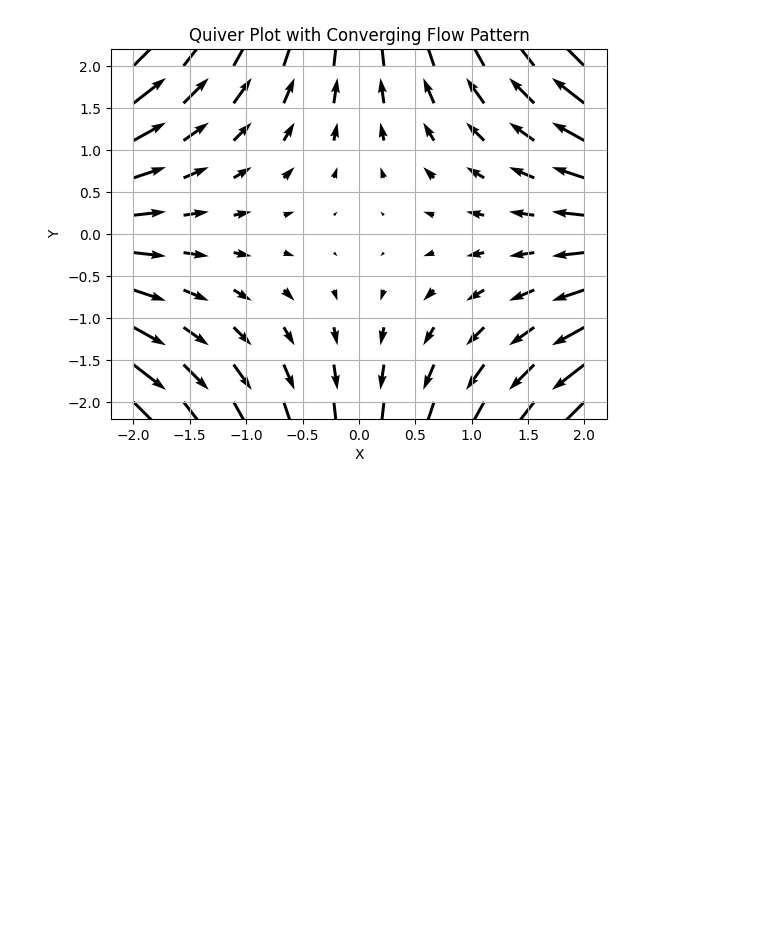
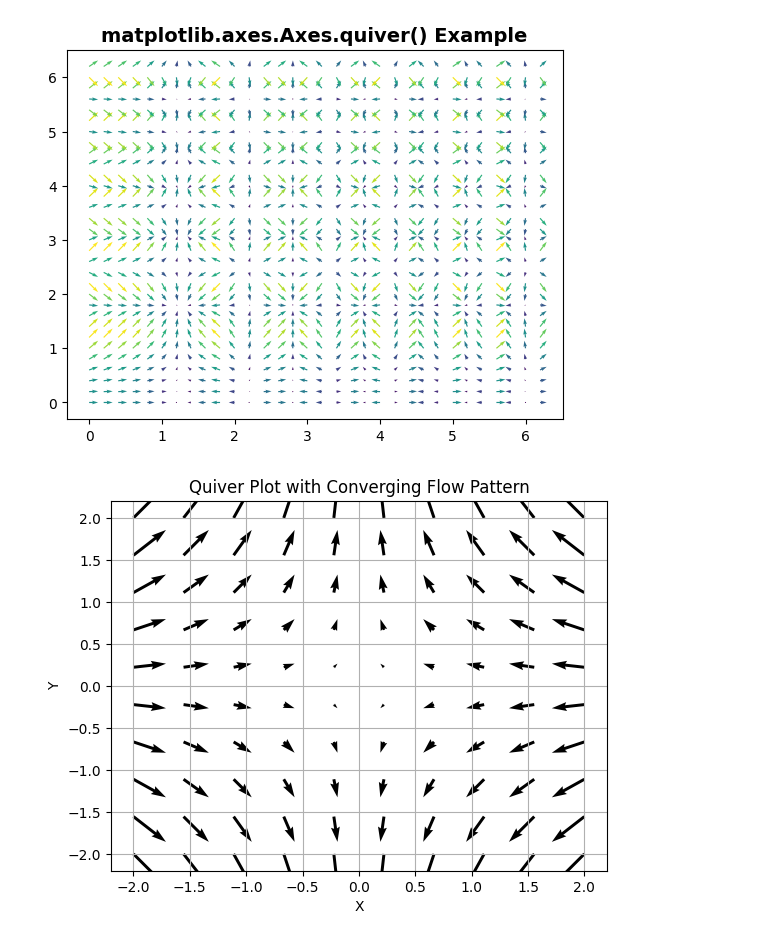
Before and after one commit to Sai0043/data-andling, a Jupyter notebook: vector_visualization.ipynb, the cells around one changed output. Saved outputs shown, nothing was run; the diff lists cells and outputs as text; code cells hidden in the pictures; blank space fills up the shorter version.

```diff
--- a/vector_visualization.ipynb
+++ b/vector_visualization.ipynb
@@ -1,5 +1,21 @@
 # %% [markdown]
 <a href="https://colab.research.google.com/github/Sai0043/data-andling/blob/main/vector_visualization.ipynb" target="_parent"><img src="https://colab.research.google.com/assets/colab-badge.svg" alt="Open In Colab"/></a>
+# %%
+import matplotlib.pyplot as plt
+import numpy as np
+X, Y = np.meshgrid(np.arange(0, 2 * np.pi, .2),
+				np.arange(0, 2 * np.pi, .2))
+U = np.cos(X**2)
+V = np.sin(Y**2)
+C = U**2 + V**2
+
+fig, ax = plt.subplots()
+ax.quiver(X, Y, U, V, C, units ='width')
+ax.set_title('matplotlib.axes.Axes.quiver() \
+Example', fontsize = 14, fontweight ='bold')
+plt.show()
+# %% [output]
+[figure, added]
 # %%
 import numpy as np
 import matplotlib.pyplot as plt
```
Also changed, not shown: parts of 1 cell of this notebook.
